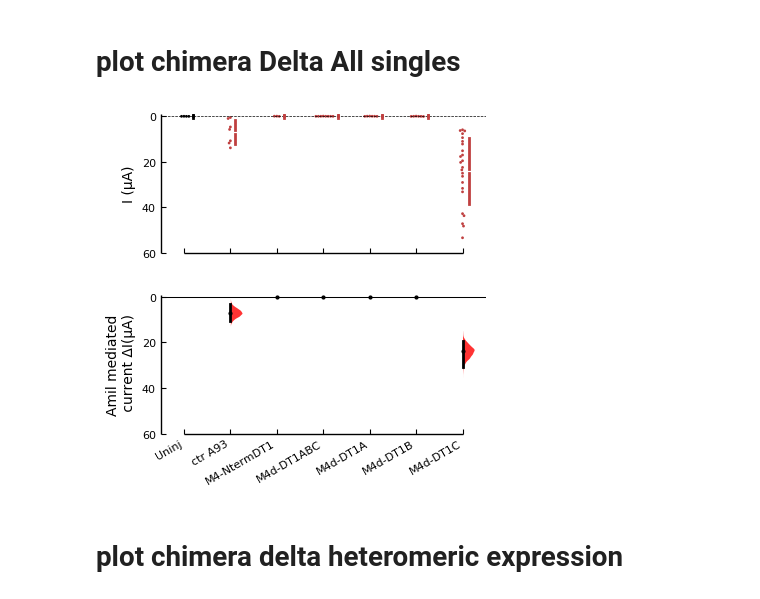
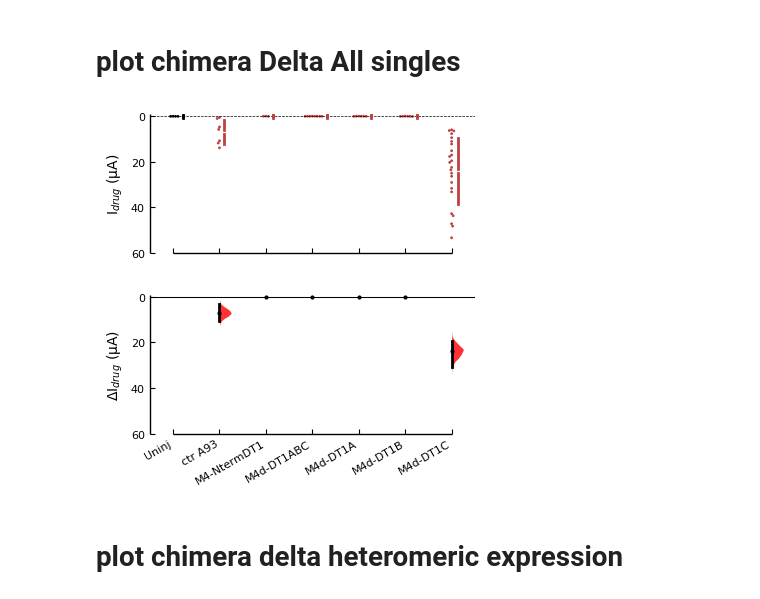
Before and after one commit to sfechner/JupyterNotebooksDEGENaCPharm, a Jupyter notebook: RatioNterm.ipynb, the cells around one changed output. Drawn from its saved outputs; the diff is of its cells as text; code cells hidden in the pictures.

```diff
--- a/RatioNterm.ipynb
+++ b/RatioNterm.ipynb
@@ -526,39 +524,39 @@ plt.savefig(filedirExportFig+"ChangeinCurrentPilotAlanin-WithOutCurrent"+'.pdf')
 # plot chimera Delta All singles
 # %%
 #plt.figure(figsize=(3.5, 3))
-fig1= Fig_Delta_Chimera.mean_diff.plot(swarm_ylim=(60,-1), contrast_ylim=(60,-1), fig_size=(5, 4.5),  raw_marker_size=(2),es_marker_size=2,contrast_label='Amil mediated\n current ΔI(µA)',
-                                    swarm_label='I (µA)',custom_palette=colorsDelta, reflines_kwargs = {'linestyle':'dashed', 'linewidth':0.75})#,reflines_kwargs
+fig1= Fig_Delta_Chimera.mean_diff.plot(swarm_ylim=(60,-1), contrast_ylim=(60,-1), fig_size=(5, 4.5),  raw_marker_size=(2),es_marker_size=2,contrast_label='ΔI$_{drug}$ (µA)',
+                                    swarm_label='I$_{drug}$ (µA)',custom_palette=colorsDelta, reflines_kwargs = {'linestyle':'dashed', 'linewidth':0.75})#,reflines_kwargs
 
 
 fig1.axes[0].plot([-1,50], [0,0], 'k-', color='#000000', linestyle='--',linewidth=0.5)
 #fig1.axes[1].plot([-1,20], [-1,-1], 'k--', color='#000000', linewidth=1)
 fig1.axes[0].tick_params(axis='both', which='major', labelsize=AxisLegendSize)
 fig1.axes[1].tick_params(axis='both', which='major', labelsize=AxisLegendSize)
 fig1.axes[0].get_yaxis().set_tick_params(direction='in')
 fig1.axes[1].get_yaxis().set_tick_params(direction='in')
 fig1.axes[0].get_xaxis().set_tick_params(direction='in')
 fig1.axes[1].get_xaxis().set_tick_params(direction='in')
 
 
 
 labels = ['','']
 fig1.axes[0].set_xticklabels(labels, rotation=30, ha='right')
 # fig1.axes[0].text(0.13, -12.5, 'Ibu (µM)')
 # fig1.axes[0].text(4.0, -12.5, 'Asp  (µM)')
 
 labels2 = ['Uninj']
 for i in range(0,len(LabelChimera)):
     #labels2.append('')
     labels2.append(LabelChimera[i])
 
 #labels2 = ['',LabelAlanin[0],'','F84A','','K85A','','E86A','','F87A','','C88A','','Y89A','','K90A','','T91A','','S92A','','H94A','','G95A','','I96A','','P97A','','M98A','','I99A','','G100A']
 fig1.axes[1].set_xticklabels(labels2, rotation=30, ha='right')
 
 #plt.gcf().subplots_adjust(bottom=0.2, left=0.3,right=None, top=None,hspace=1.5, wspace=0.2)
 plt.gcf().subplots_adjust(bottom=0.17, left=0.25,right=None, top=None,hspace=0.75, wspace=0.2)
 plt.savefig(filedirExportFig+"ChangeinCurrentPilotChimera"+'.pdf')
 # %% [output]
-[figure, old version]
+[figure, new version]
 # %% [markdown]
 # plot chimera delta heteromeric expression
 # %% [markdown]
```
Also changed, not shown: parts of 4 cells of this notebook, 1 other file.
